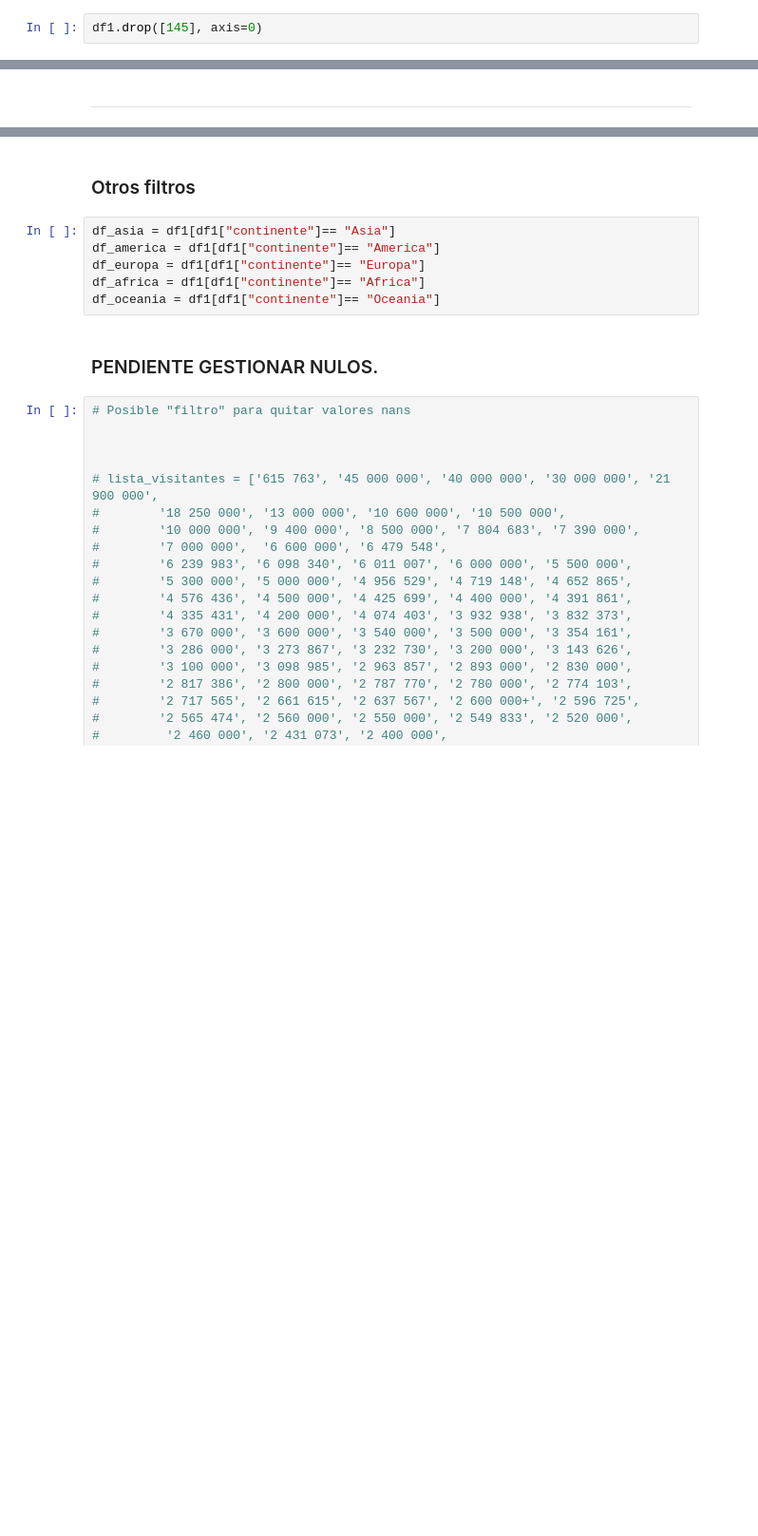
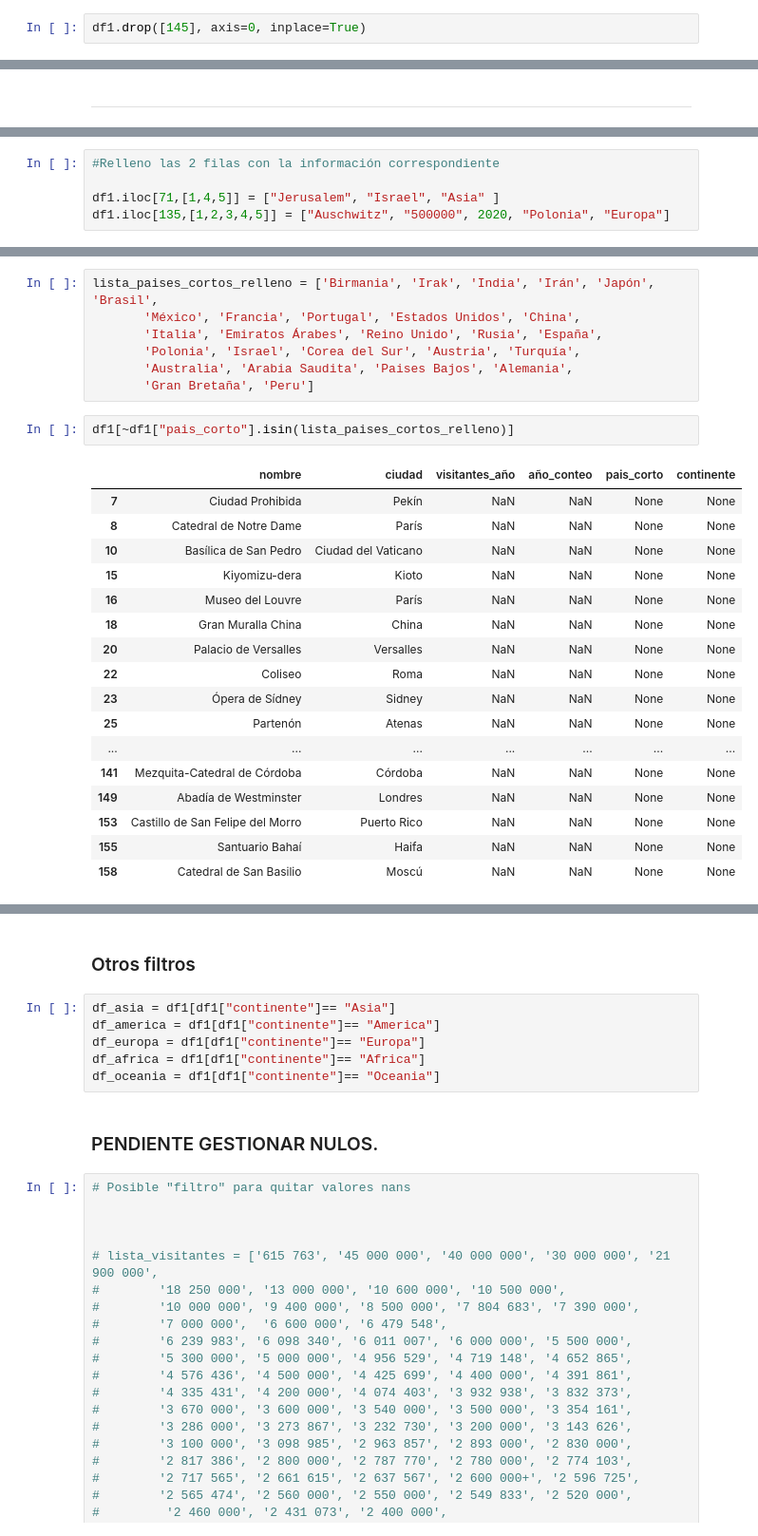
Before and after one commit to Adalab/Da-promo-c-modulo-3-sprint-2-Judith_Mina, a Jupyter notebook: Monumentos1.ipynb, the cells around one changed output, grey strips where cells are left out. Shown: that part at 95% size. Cells and saved outputs as stored; diff of their text form; blank space fills up the shorter version.

```diff
--- a/Monumentos1.ipynb
+++ b/Monumentos1.ipynb
@@ -549,4 +555,4 @@ array(['Birmania', 'Irak', 'India', 'Irán', 'Japón', None, 'Brasil',
 # %%
 df1.drop(["pais"], axis=1, inplace=True)
 # %%
-df1.drop([145], axis=0)
+df1.drop([145], axis=0, inplace=True)
@@ -574,0 +628,5 @@ _______________
+# %%
+#Relleno las 2 filas con la información correspondiente
+
+df1.iloc[71,[1,4,5]] = ["Jerusalem", "Israel", "Asia" ]
+df1.iloc[135,[1,2,3,4,5]] = ["Auschwitz", "500000", 2020, "Polonia", "Europa"]
@@ -574,0 +644,27 @@ _______________
+# %%
+lista_paises_cortos_relleno = ['Birmania', 'Irak', 'India', 'Irán', 'Japón', 'Brasil',
+       'México', 'Francia', 'Portugal', 'Estados Unidos', 'China',
+       'Italia', 'Emiratos Árabes', 'Reino Unido', 'Rusia', 'España',
+       'Polonia', 'Israel', 'Corea del Sur', 'Austria', 'Turquía',
+       'Australia', 'Arabia Saudita', 'Paises Bajos', 'Alemania',
+       'Gran Bretaña', 'Peru']
+# %%
+df1[~df1["pais_corto"].isin(lista_paises_cortos_relleno)]
+# %% [output]
+|  | nombre | ciudad | visitantes_año | año_conteo | pais_corto | continente |
+| 7 | Ciudad Prohibida | Pekín | NaN | NaN | None | None |
+| 8 | Catedral de Notre Dame | París | NaN | NaN | None | None |
+| 10 | Basílica de San Pedro | Ciudad del Vaticano | NaN | NaN | None | None |
+| 15 | Kiyomizu-dera | Kioto | NaN | NaN | None | None |
+| 16 | Museo del Louvre | París | NaN | NaN | None | None |
+| 18 | Gran Muralla China | China | NaN | NaN | None | None |
+| 20 | Palacio de Versalles | Versalles | NaN | NaN | None | None |
+| 22 | Coliseo | Roma | NaN | NaN | None | None |
+| 23 | Ópera de Sídney | Sidney | NaN | NaN | None | None |
+| 25 | Partenón | Atenas | NaN | NaN | None | None |
+| ... | ... | ... | ... | ... | ... | ... |
+| 141 | Mezquita-Catedral de Córdoba | Córdoba | NaN | NaN | None | None |
+| 149 | Abadía de Westminster | Londres | NaN | NaN | None | None |
+| 153 | Castillo de San Felipe del Morro | Puerto Rico | NaN | NaN | None | None |
+| 155 | Santuario Bahaí | Haifa | NaN | NaN | None | None |
+| 158 | Catedral de San Basilio | Moscú | NaN | NaN | None | None |
```
Also changed, not shown: parts of 23 cells of this notebook.
